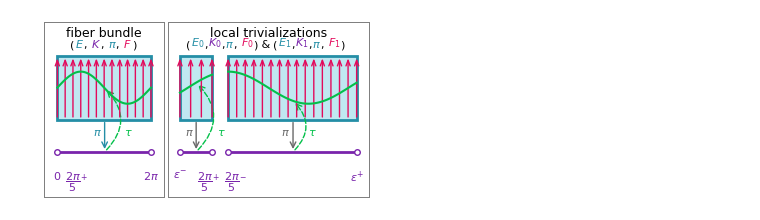
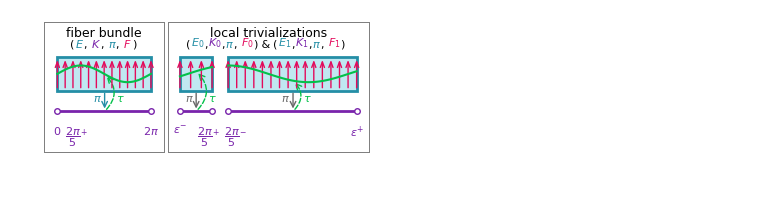
Before and after one commit to story645/team, a Jupyter notebook: paper/figcode/nontrivialbundle.ipynb, the cells around one changed output. Saved outputs shown, nothing was run; the diff lists cells and outputs as text; code cells hidden in the pictures; blank space fills up the shorter version.

```diff
--- a/paper/figcode/nontrivialbundle.ipynb
+++ b/paper/figcode/nontrivialbundle.ipynb
@@ -101,6 +104,6 @@ fig.savefig(paper_path/"transition_maps.png",dpi=200)
 # %%
 
-fig, ax = plt.subplots(figsize=(3.5, 1.5), layout='constrained')
+fig, ax = plt.subplots(figsize=(3.25, 1), layout='constrained')
 
 ax.set( ylim=(0, 1), xlim=(config['t'][0]-config['boundary_pad'],
                                      config['t'][-1]+config['boundary_pad']))
@@ -324,18 +327,18 @@ def make_fb(fig=None):
     #fig.savefig(paper_path/"cyl_mob.png", dpi=300)
 # %%
 
-fig = plt.figure(figsize=(3.25, 1.75),
+fig = plt.figure(figsize=(3.25, 1.3),
                               layout='constrained')
 fig1, fig2 = fig.subfigures(1, 2, width_ratios=[1.5, 2.5])
 
 make_fb(fig1)
 
 make_trivializations(fig2)
 
 for subfig in [fig1,fig2]:
     #fig0.frameon=True
     subfig.set_edgecolor('gray')
     subfig.set_linewidth(.5)
-fig.savefig(paper_path/"fb.png")
+fig.savefig(paper_path/"fb.png", bbox_inches='tight', dpi=300)
 # %% [output]
-[figure, old version]
+[figure, new version]
```
Also changed, not shown: parts of 4 cells of this notebook, 8 other files.
